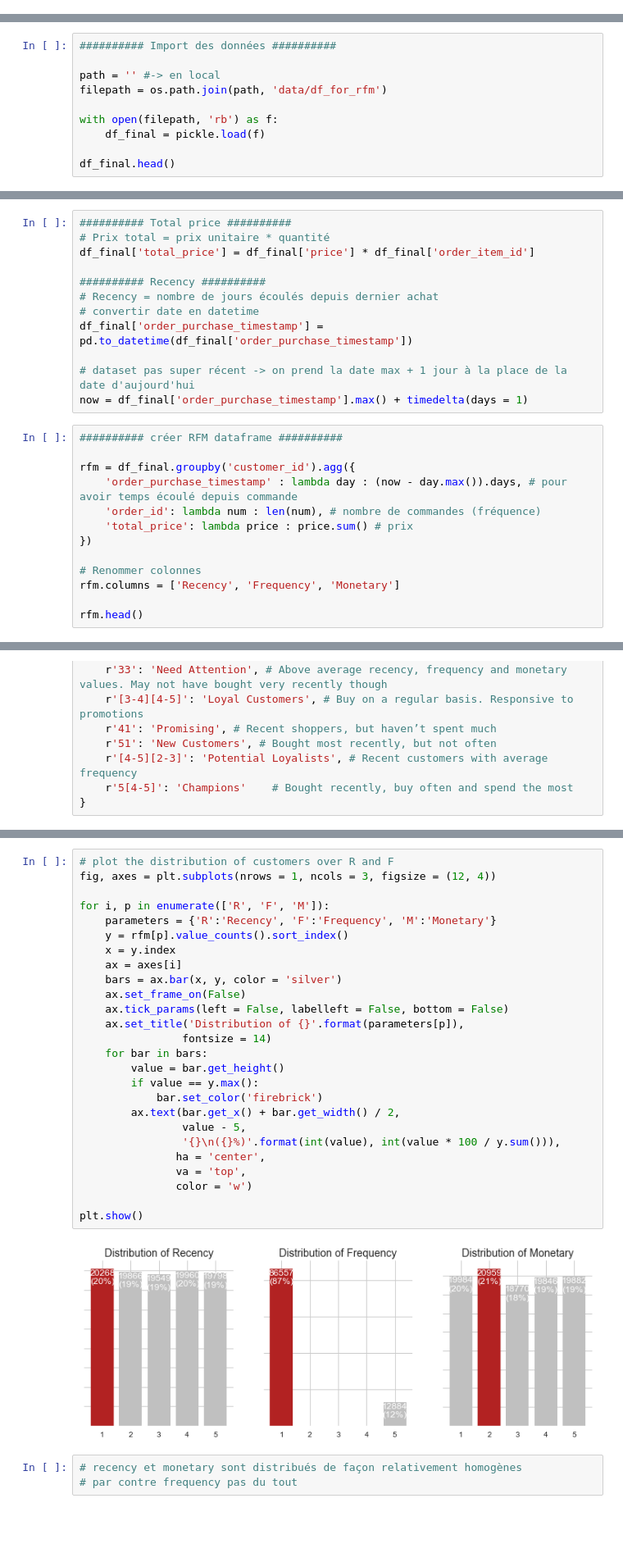
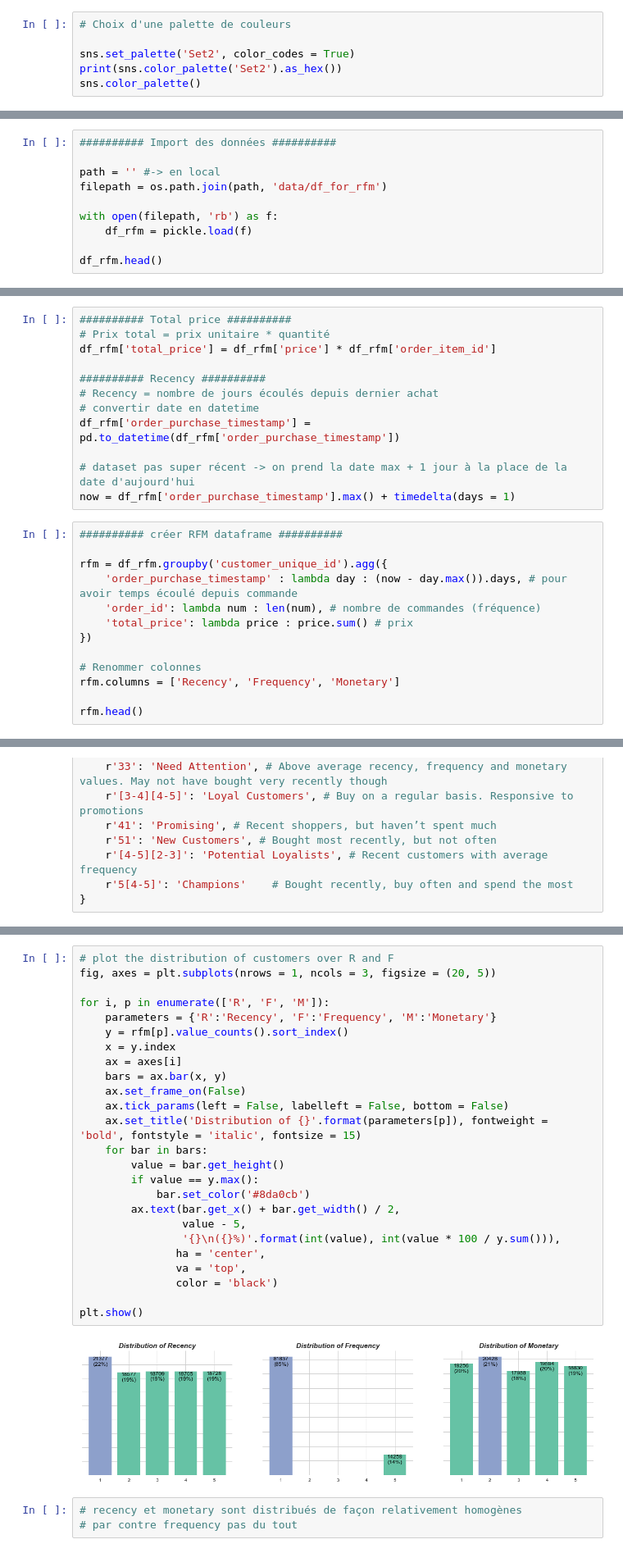
Before and after one commit to LucileRb/customer_segmentation, a Jupyter notebook: Notebook_2_modelisations.ipynb, the cells around one changed output, grey strips where cells are left out. Shown at 82% size. Drawn from its saved outputs; the diff is of its cells as text; blank space fills up the shorter version.

```diff
--- a/Notebook_2_modelisations.ipynb
+++ b/Notebook_2_modelisations.ipynb
@@ -49,3 +62,9 @@ warnings.simplefilter(action = 'ignore')
 # Set display preferences
 pd.set_option('display.max_row', 250)
 pd.set_option('display.max_column', 100)
+# %%
+# Choix d'une palette de couleurs
+
+sns.set_palette('Set2', color_codes = True)
+print(sns.color_palette('Set2').as_hex())
+sns.color_palette()
@@ -58,9 +95,9 @@ path = '' #-> en local
 filepath = os.path.join(path, 'data/df_for_rfm')
 
 with open(filepath, 'rb') as f:
-    df_final = pickle.load(f)
+    df_rfm = pickle.load(f)
 
-df_final.head()
+df_rfm.head()
 # %% [output]
 |  | customer_id | customer_unique_id | customer_city | customer_state | order_id | order_status | ... |
 | 0 | 06b8999e2fba1a1fbc88172c00ba8bc7 | 861eff4711a542e4b93843c6dd7febb0 | franca | SP | 00e7ee1b050b8499577073aeb2a297a1 | delivered | ... |
@@ -91,19 +143,19 @@ dtype: int64
 # %%
 ########## Total price ##########
 # Prix total = prix unitaire * quantité
-df_final['total_price'] = df_final['price'] * df_final['order_item_id']
+df_rfm['total_price'] = df_rfm['price'] * df_rfm['order_item_id']
 
 ########## Recency ##########
 # Recency = nombre de jours écoulés depuis dernier achat
 # convertir date en datetime
-df_final['order_purchase_timestamp'] = pd.to_datetime(df_final['order_purchase_timestamp'])
+df_rfm['order_purchase_timestamp'] = pd.to_datetime(df_rfm['order_purchase_timestamp'])
 
 # dataset pas super récent -> on prend la date max + 1 jour à la place de la date d'aujourd'hui
-now = df_final['order_purchase_timestamp'].max() + timedelta(days = 1)
+now = df_rfm['order_purchase_timestamp'].max() + timedelta(days = 1)
 # %%
 ########## créer RFM dataframe ##########
 
-rfm = df_final.groupby('customer_id').agg({
+rfm = df_rfm.groupby('customer_unique_id').agg({
     'order_purchase_timestamp' : lambda day : (now - day.max()).days, # pour avoir temps écoulé depuis commande
     'order_id': lambda num : len(num), # nombre de commandes (fréquence)
     'total_price': lambda price : price.sum() # prix
@@ -374,31 +439,30 @@ rfm.groupby('Segment').mean().sort_values('Monetary')
 # %%
 # plot the distribution of customers over R and F
-fig, axes = plt.subplots(nrows = 1, ncols = 3, figsize = (12, 4))
+fig, axes = plt.subplots(nrows = 1, ncols = 3, figsize = (20, 5))
 
 for i, p in enumerate(['R', 'F', 'M']):
     parameters = {'R':'Recency', 'F':'Frequency', 'M':'Monetary'}
     y = rfm[p].value_counts().sort_index()
     x = y.index
     ax = axes[i]
-    bars = ax.bar(x, y, color = 'silver')
+    bars = ax.bar(x, y)
     ax.set_frame_on(False)
     ax.tick_params(left = False, labelleft = False, bottom = False)
-    ax.set_title('Distribution of {}'.format(parameters[p]),
-                fontsize = 14)
+    ax.set_title('Distribution of {}'.format(parameters[p]), fontweight = 'bold', fontstyle = 'italic', fontsize = 15)
     for bar in bars:
         value = bar.get_height()
         if value == y.max():
-            bar.set_color('firebrick')
+            bar.set_color('#8da0cb')
         ax.text(bar.get_x() + bar.get_width() / 2,
                 value - 5,
                 '{}\n({}%)'.format(int(value), int(value * 100 / y.sum())),
                ha = 'center',
                va = 'top',
-               color = 'w')
+               color = 'black')
 
 plt.show()
 # %% [output]
-[figure, old version]
+[figure, new version]
 # %%
 # recency et monetary sont distribués de façon relativement homogènes
 # par contre frequency pas du tout
```
Also changed, not shown: parts of 205 cells of this notebook, 32 other files.
